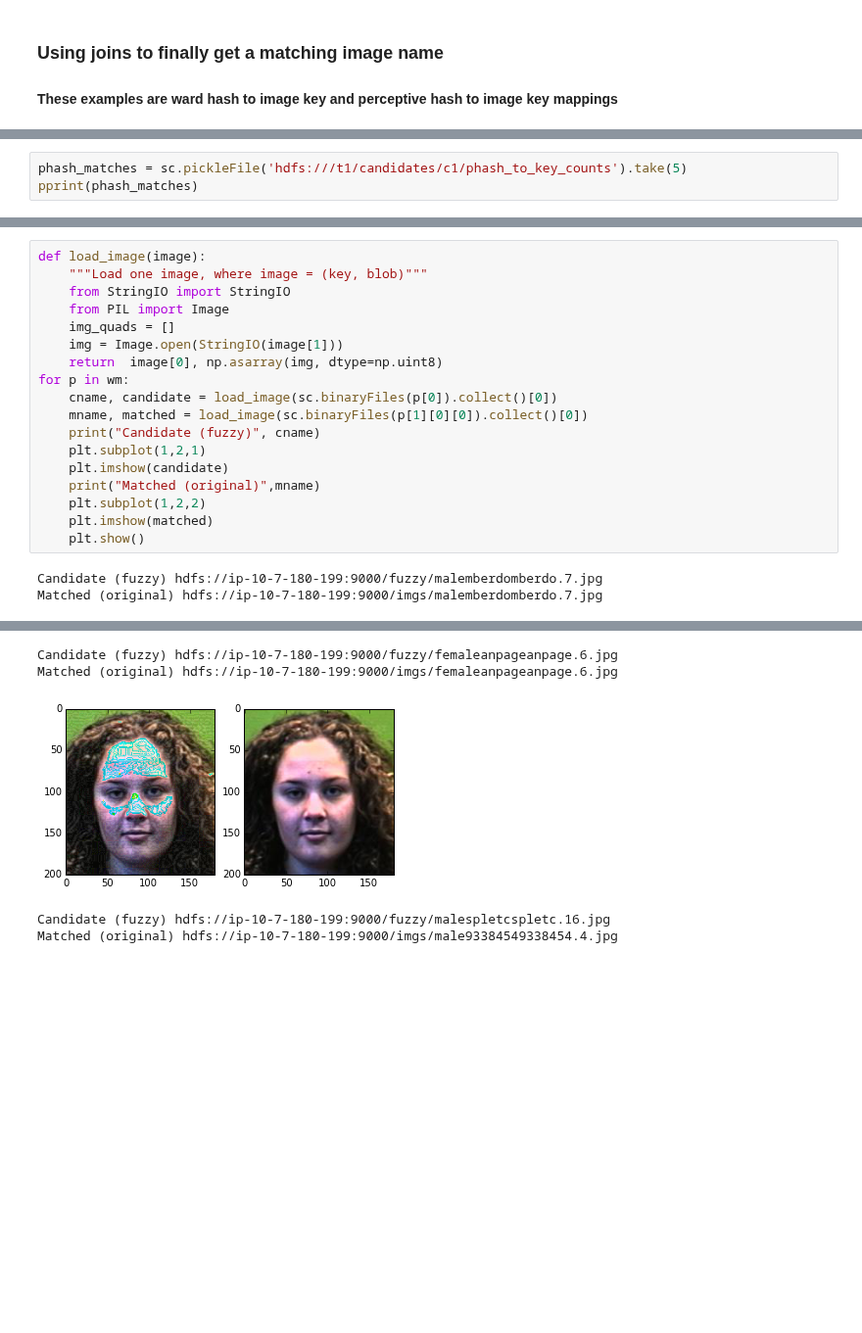
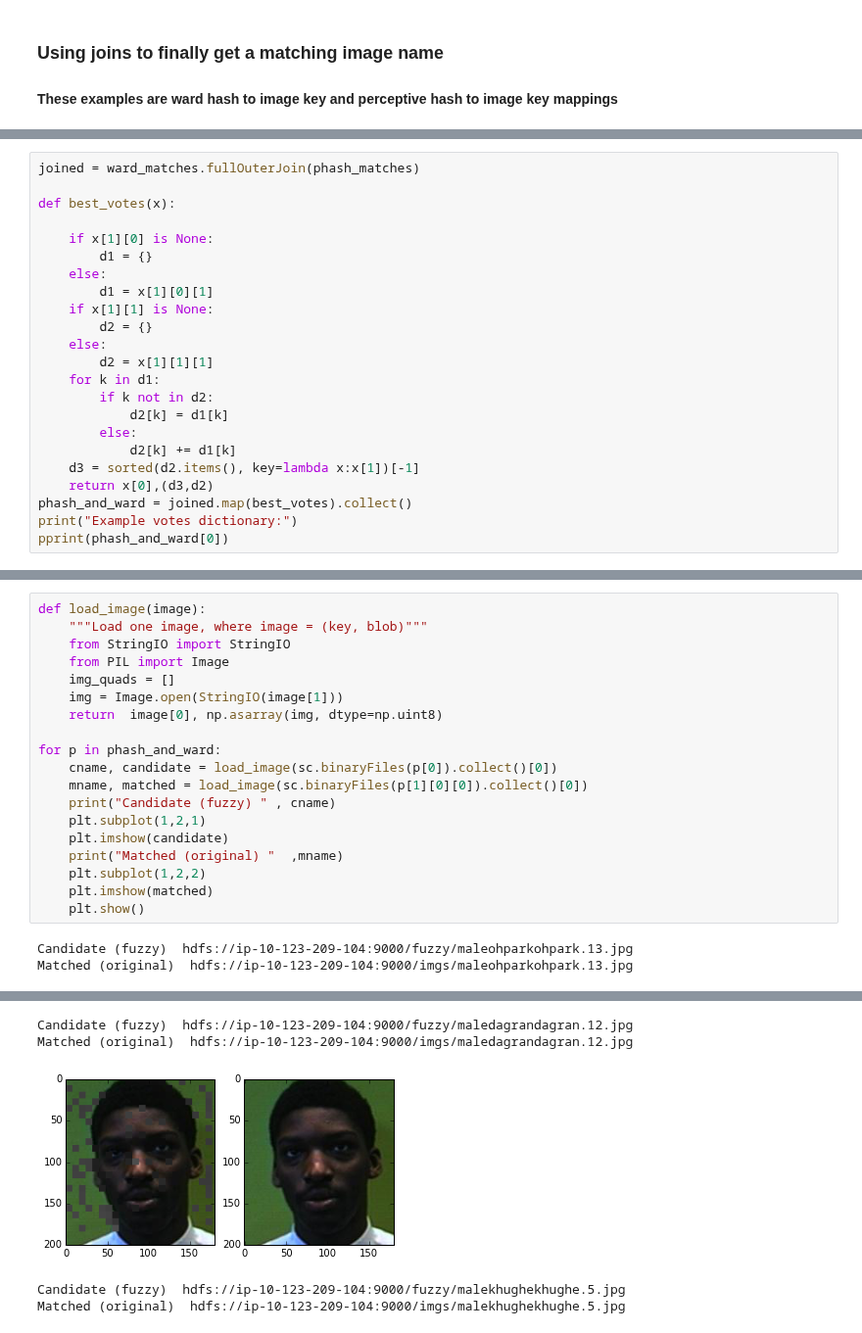
Before and after one commit to ContinuumIO/image-analyzer, a Jupyter notebook: Explore_Spark_Results.ipynb, the cells around one changed output, grey strips where cells are left out. Shown at 98% size. Cells and saved outputs as stored; diff of their text form; blank space fills up the shorter version.

```diff
--- a/Explore_Spark_Results.ipynb
+++ b/Explore_Spark_Results.ipynb
@@ -182,3 +142,0 @@ Ward
-# %%
-phash_matches = sc.pickleFile('hdfs:///t1/candidates/c1/phash_to_key_counts').take(5)
-pprint(phash_matches)
@@ -186,0 +143,23 @@ pprint(phash_matches)
+# %%
+joined = ward_matches.fullOuterJoin(phash_matches)
+
+def best_votes(x):
+
+    if x[1][0] is None:
+        d1 = {}
+    else:
+        d1 = x[1][0][1]
+    if x[1][1] is None:
+        d2 = {}
+    else:
+        d2 = x[1][1][1]
+    for k in d1:
+        if k not in d2:
+            d2[k] = d1[k]
+        else:
+            d2[k] += d1[k]
+    d3 = sorted(d2.items(), key=lambda x:x[1])[-1]
+    return x[0],(d3,d2)
+phash_and_ward = joined.map(best_votes).collect()
+print("Example votes dictionary:")
+pprint(phash_and_ward[0])
@@ -192,16 +183,17 @@ def load_image(image):
     img_quads = []
     img = Image.open(StringIO(image[1]))
     return  image[0], np.asarray(img, dtype=np.uint8)
-for p in wm:
+
+for p in phash_and_ward:
     cname, candidate = load_image(sc.binaryFiles(p[0]).collect()[0])
     mname, matched = load_image(sc.binaryFiles(p[1][0][0]).collect()[0])
-    print("Candidate (fuzzy)", cname)
+    print("Candidate (fuzzy) " , cname)
     plt.subplot(1,2,1)
     plt.imshow(candidate)
-    print("Matched (original)",mname)
+    print("Matched (original) "  ,mname)
     plt.subplot(1,2,2)
     plt.imshow(matched)
     plt.show()
 # %% [output]
-Candidate (fuzzy) hdfs://ip-10-7-180-199:9000/fuzzy/malemberdomberdo.7.jpg
-Matched (original) hdfs://ip-10-7-180-199:9000/imgs/malemberdomberdo.7.jpg
+Candidate (fuzzy)  hdfs://ip-10-123-209-104:9000/fuzzy/maleohparkohpark.13.jpg
+Matched (original)  hdfs://ip-10-123-209-104:9000/imgs/maleohparkohpark.13.jpg
@@ -212,5 +204,5 @@ Matched (original) hdfs://ip-10-7-180-199:9000/imgs/malecshubbcshubb.15.jpg
-Candidate (fuzzy) hdfs://ip-10-7-180-199:9000/fuzzy/femaleanpageanpage.6.jpg
-Matched (original) hdfs://ip-10-7-180-199:9000/imgs/femaleanpageanpage.6.jpg
+Candidate (fuzzy)  hdfs://ip-10-123-209-104:9000/fuzzy/maledagrandagran.12.jpg
+Matched (original)  hdfs://ip-10-123-209-104:9000/imgs/maledagrandagran.12.jpg
-[figure, old version]
+[figure, new version]
-Candidate (fuzzy) hdfs://ip-10-7-180-199:9000/fuzzy/malespletcspletc.16.jpg
-Matched (original) hdfs://ip-10-7-180-199:9000/imgs/male93384549338454.4.jpg
+Candidate (fuzzy)  hdfs://ip-10-123-209-104:9000/fuzzy/malekhughekhughe.5.jpg
+Matched (original)  hdfs://ip-10-123-209-104:9000/imgs/malekhughekhughe.5.jpg
```
Also changed, not shown: parts of 20 cells of this notebook, 7 other files.
